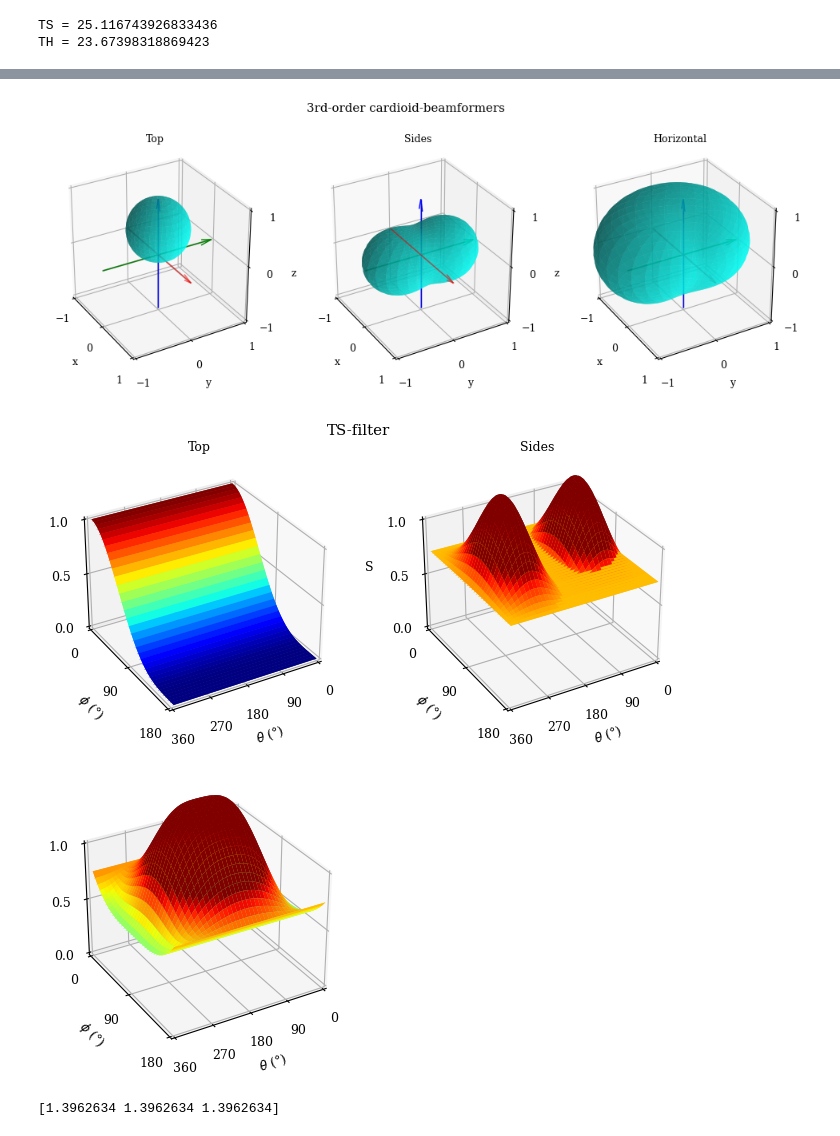
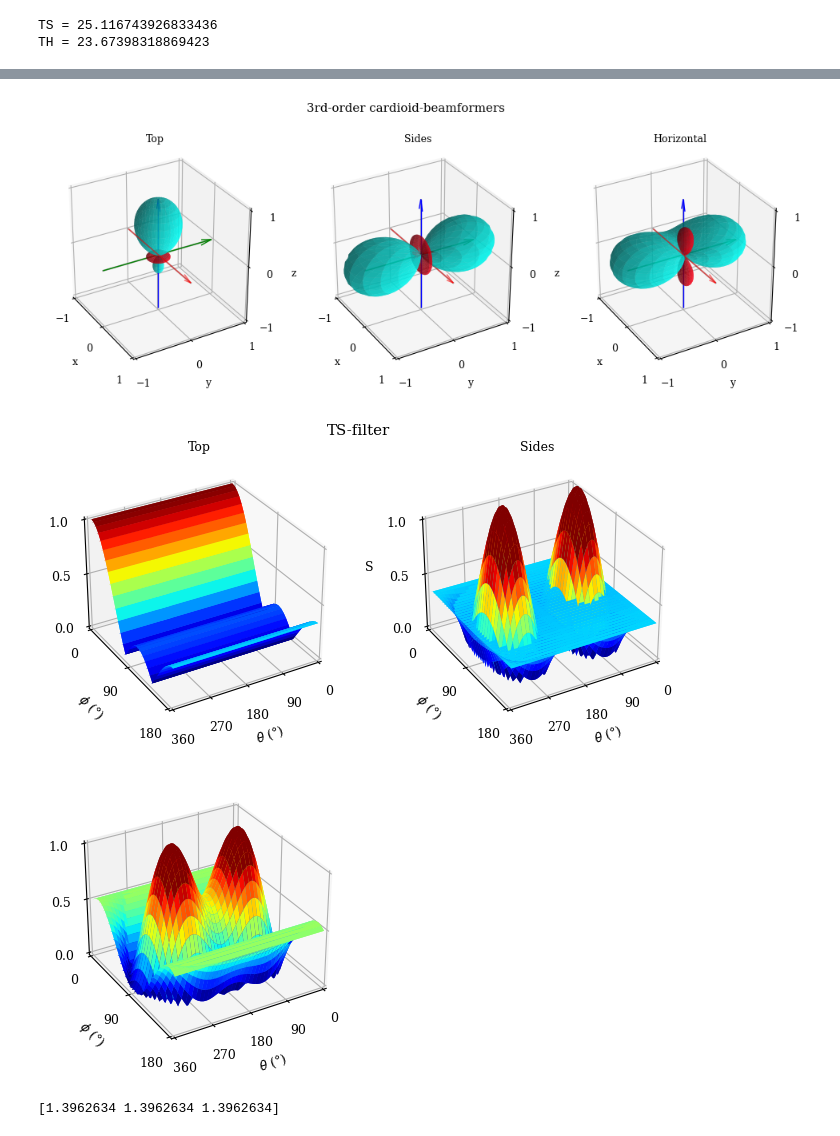
Before and after one commit to Floloffel/VAR-Project, a Jupyter notebook: Private testing/Avijah/beam_pattern.ipynb, the cells around one changed output, grey strips where cells are left out. Saved outputs shown, nothing was run; the diff lists cells and outputs as text; code cells hidden in the pictures.

```diff
--- a/Private testing/Avijah/beam_pattern.ipynb
+++ b/Private testing/Avijah/beam_pattern.ipynb
@@ -112,7 +111,7 @@ N_sph = 2
 shtype = 'real'
 
 ENREC = True  # amplitude or energy reconstruction
-pattern = "cardioid"
+pattern = "hypercardioid"
 
 #steering direction
 vec_s = np.array([[0,-1,0],[0,1,0]]) #sides
@@ -182,7 +181,7 @@ for axis in axes:
     axis.quiver3D(0, -1, 0, 0, (ymax-ymin), 0, length=1, arrow_length_ratio=0.1, colors='g', linewidth=1)
     axis.quiver3D(-1, 0, 0, (xmax-xmin), 0, 0, length=1, arrow_length_ratio=0.1, colors='r', linewidth=1, alpha=0.6)
 # %% [output]
-[figure, old version]
+[figure, new version]
 # %%
 # filter plot
 def plot_filter(F_nm, sh_type=None, azi_steps=5, el_steps=3, title=None,
@@ -233,36 +232,36 @@ def plot_filter(F_nm, sh_type=None, azi_steps=5, el_steps=3, title=None,
     ax.set_ylabel(r'$\phi$' + r' (°)')
     ax.set_zlabel('S')
 
     ax.view_init(30, 60) # angle to show
 
     if title is not None:
         ax.set_title(title)
 
     plt.grid(True)
 
 
 fig = plt.figure(figsize=(8,3.5))
 
 ax1 = fig.add_subplot(121, projection='3d')
 ax2 = fig.add_subplot(122, projection='3d')
 
 fig.suptitle('TS-filter')
 
 #plot_filter(w_nm_t)
 w_nm_s12 = w_nm_s[0,:]+w_nm_s[1,:]
-w_nm_s12 = spa.sph.unity_gain(w_nm_s12)
+#w_nm_s12 = spa.sph.unity_gain(w_nm_s12)
 plot_filter(w_nm_s12, azi_steps=3, el_steps=5, ax=ax2, title="Sides")
 w_nm_h=w_nm_s[0,:]+w_nm_s[1,:]+w_nm_b
 #plot_filter(w_nm_h)
 plot_filter(w_nm_t, azi_steps=3, el_steps=5, ax=ax1,  title="Top")
 
 
 
 w_nm_sb = w_nm_s[0,:]+w_nm_s[1,:]+w_nm_b
 plot_filter(w_nm_sb, azi_steps=3, el_steps=5)
 # %% [output]
-[figure, old version]
+[figure, new version]
-[figure, old version]
+[figure, new version]
 # %%
 N_sph = 2
 
```
Also changed, not shown: parts of 2 cells of this notebook, 4 other files.
